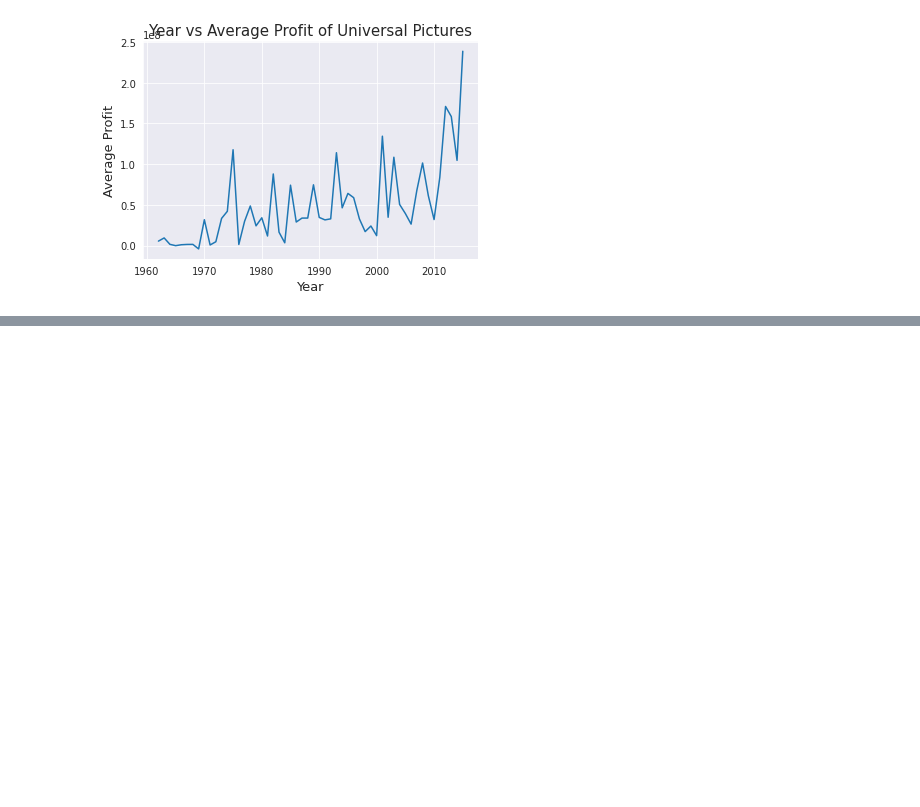
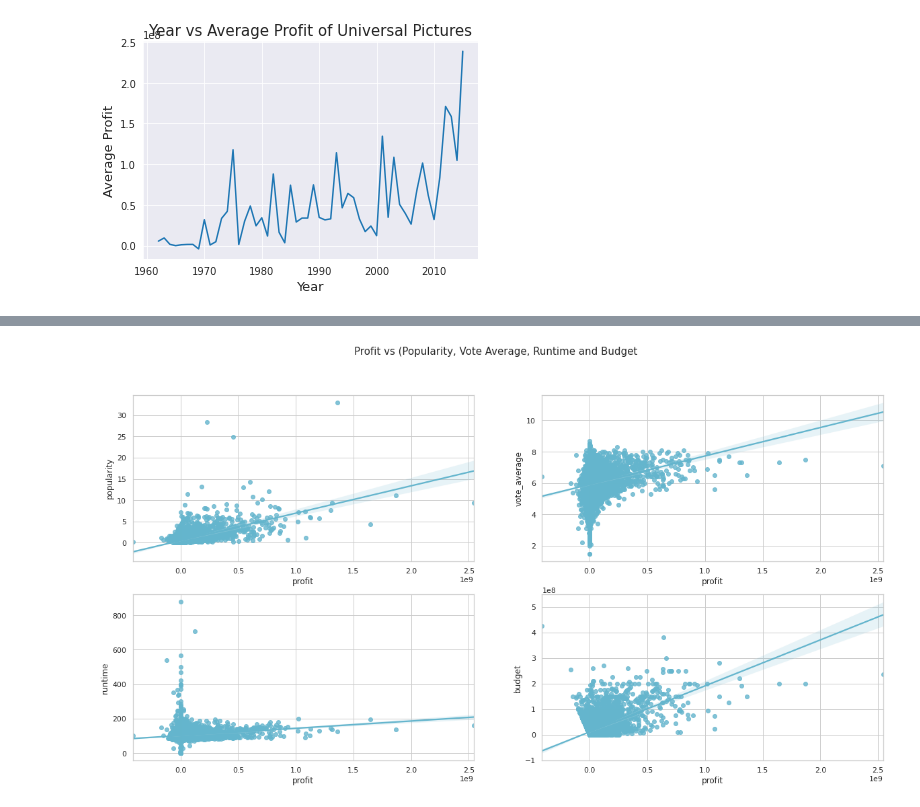
Before and after one commit to opeolipe/analysis, a Jupyter notebook: Production_Companies_Movie_Analysis.ipynb, the cells around one changed output, grey strips where cells are left out. Saved outputs shown, nothing was run; the diff lists cells and outputs as text; code cells hidden in the pictures; blank space fills up the shorter version.

```diff
--- a/Production_Companies_Movie_Analysis.ipynb
+++ b/Production_Companies_Movie_Analysis.ipynb
@@ -327,0 +368,12 @@ sns.set_style("whitegrid")
+# %%
+fig, axes = plt.subplots(2,2,figsize=(20,10))
+fig.suptitle ("Profit vs (Popularity, Vote Average, Runtime and Budget", fontsize =15)
+
+sns.regplot (x=df['profit'], y=df['popularity'], color='c', ax=axes[0][0])
+sns.regplot (x=df['profit'], y=df['vote_average'], color='c', ax=axes[0][1])
+sns.regplot (x=df['profit'], y=df['runtime'], color='c', ax=axes[1][0])
+sns.regplot (x=df['profit'], y=df['budget'], color='c', ax=axes[1][1])
+
+sns.set_style('whitegrid')
+# %% [output]
+[figure, added]
```
Also changed, not shown: parts of 18 cells of this notebook.
